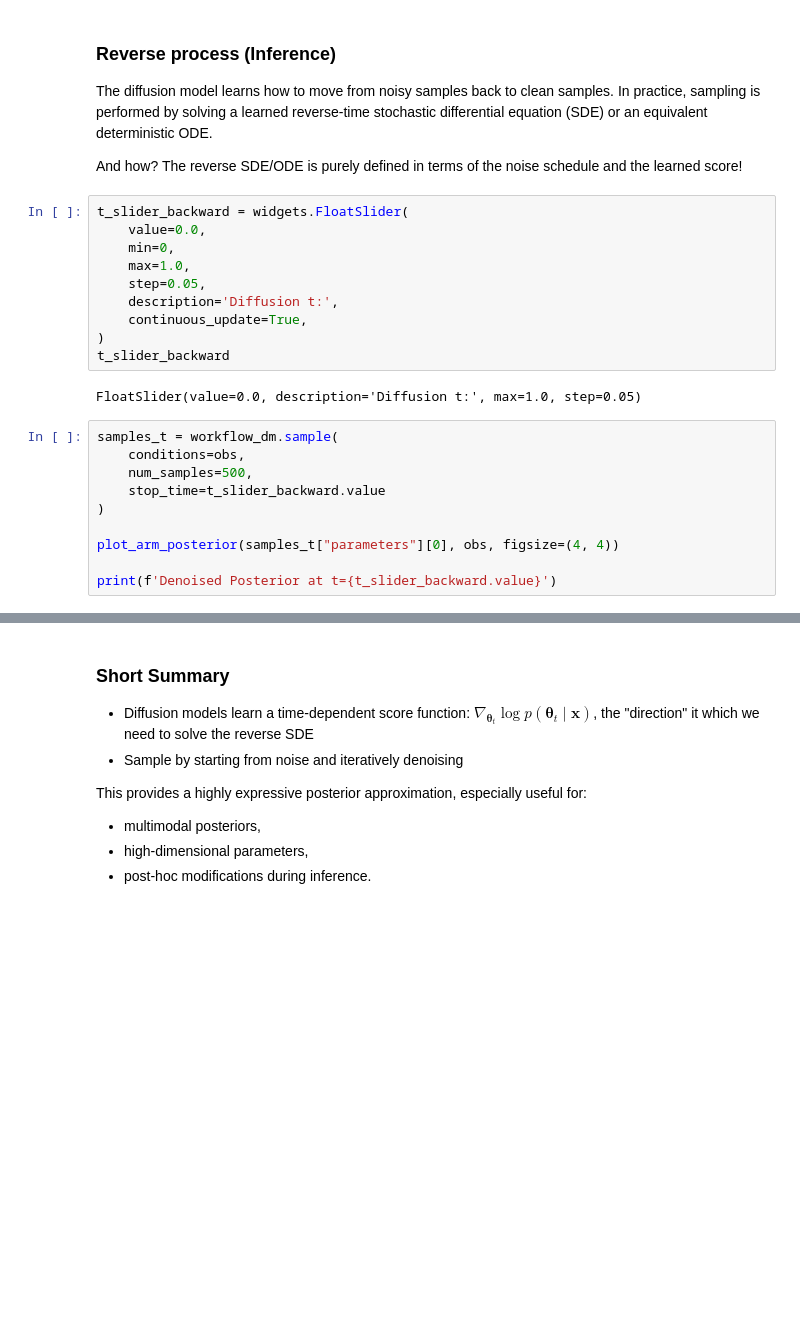
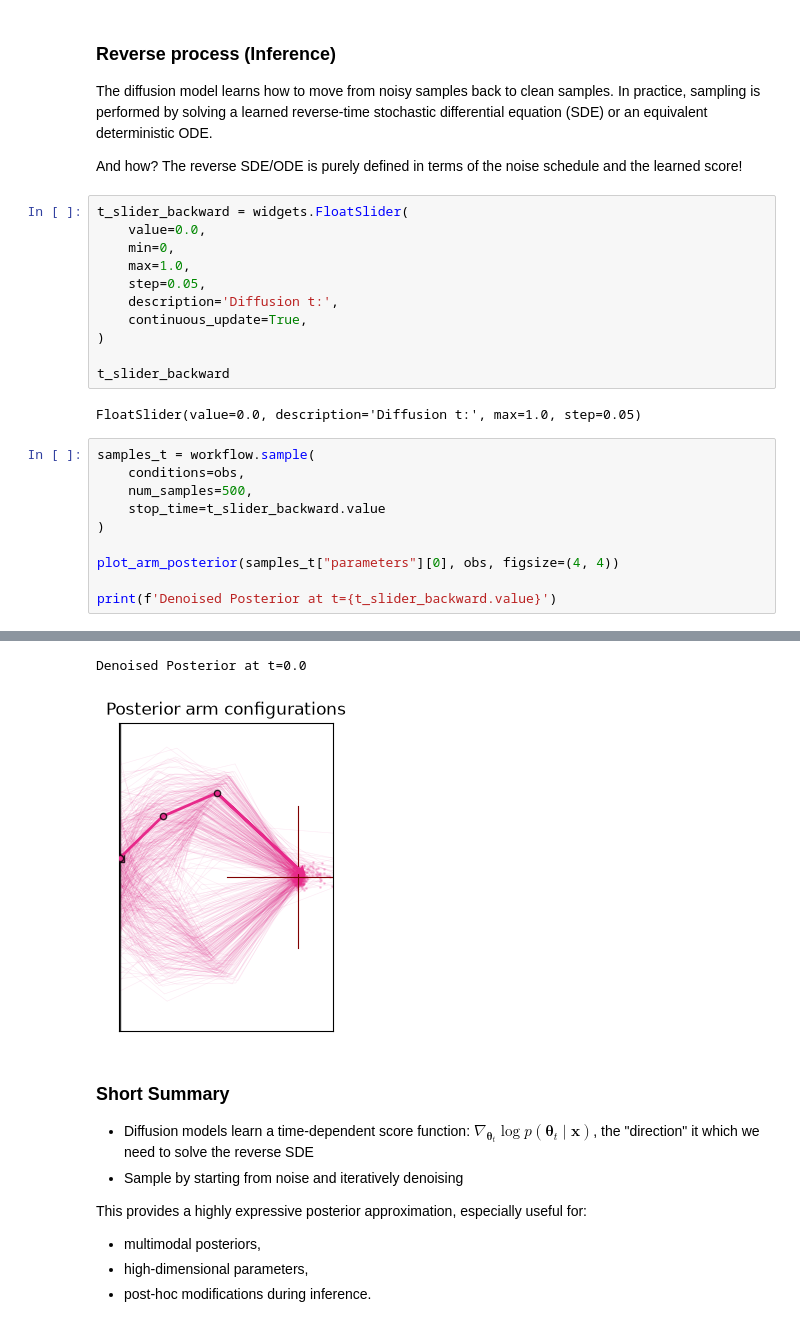
Before and after one commit to bayesflow-org/ai4science, a Jupyter notebook: tutorials/diffusion-models.ipynb, the cells around one changed output, grey strips where cells are left out. Saved outputs shown, nothing was run; the diff lists cells and outputs as text; blank space fills up the shorter version.

```diff
--- a/tutorials/diffusion-models.ipynb
+++ b/tutorials/diffusion-models.ipynb
@@ -249,11 +292,12 @@ t_slider_backward = widgets.FloatSlider(
     description='Diffusion t:',
     continuous_update=True,
 )
+
 t_slider_backward
 # %% [output]
 FloatSlider(value=0.0, description='Diffusion t:', max=1.0, step=0.05)
 # %%
-samples_t = workflow_dm.sample(
+samples_t = workflow.sample(
     conditions=obs,
     num_samples=500,
     stop_time=t_slider_backward.value
@@ -262,3 +306,4 @@ samples_t = workflow_dm.sample(
 plot_arm_posterior(samples_t["parameters"][0], obs, figsize=(4, 4))
 
 print(f'Denoised Posterior at t={t_slider_backward.value}')
+# %% [output]
@@ -265,3 +312,5 @@ print(f'Denoised Posterior at t={t_slider_backward.value}')
+Denoised Posterior at t=0.0
+[figure, added]
 # %% [markdown]
 ### Short Summary
 
```
Also changed, not shown: parts of 18 cells of this notebook, 1 other file.
